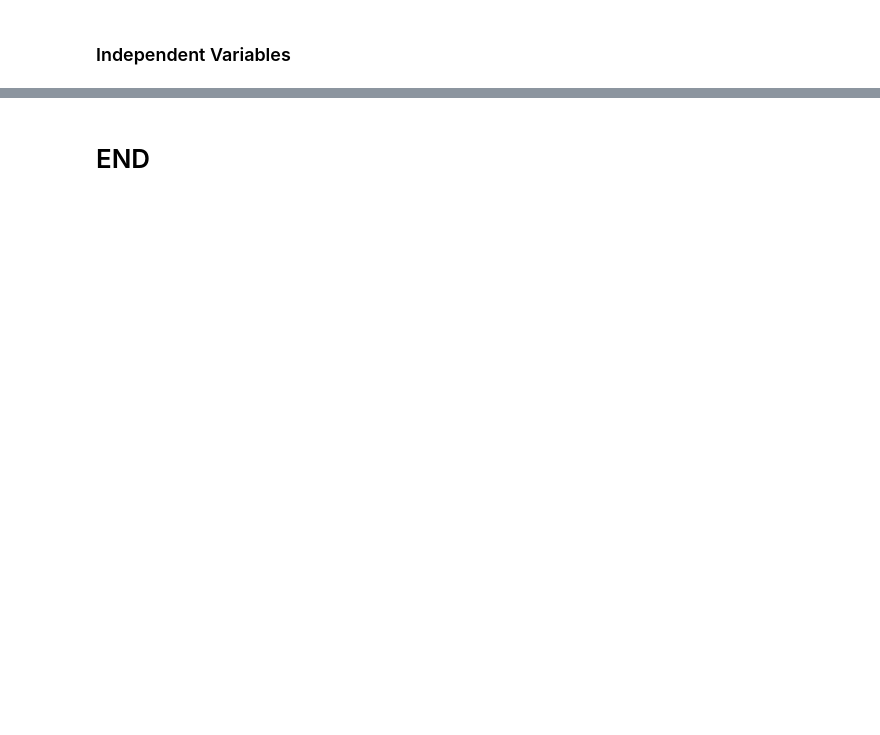
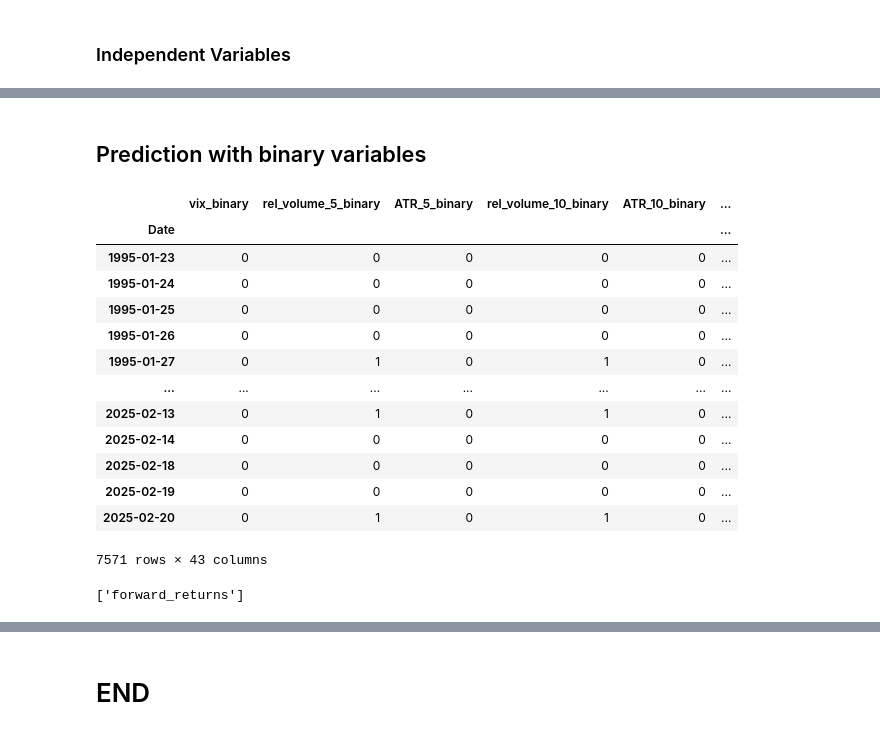
Before and after one commit to ag3nt3154/AlgoTester, a Jupyter notebook: study_spy_trend.ipynb, the cells around one changed output, grey strips where cells are left out. Cells and saved outputs as stored; diff of their text form; code cells hidden in the pictures; blank space fills up the shorter version.

```diff
--- a/study_spy_trend.ipynb
+++ b/study_spy_trend.ipynb
@@ -299,0 +417,55 @@ df_data
+# %% [markdown]
+## Prediction with binary variables
+# %%
+def continuous_to_binary(arr, parameter, mode='percentile'):
+    """
+    Convert a continuous variable to a binary variable based on the specified mode and parameter.
+
+    Parameters:
+    arr (numpy array): The input array of continuous values.
+    parameter (float): The threshold or percentile value depending on the mode.
+    mode (str): The mode of operation. Can be 'percentile' or 'limit'.
+
+    Returns:
+    numpy array: A binary array where values are 0 or 1 based on the specified mode.
+    """
+    if mode == 'percentile':
+        # Calculate the specified percentile of the array
+        threshold = np.percentile(arr, parameter)
+        binary_arr = np.where(arr > threshold, 1, 0)
+    elif mode == 'limit':
+        # Use the parameter as the threshold
+        binary_arr = np.where(arr > parameter, 1, 0)
+    else:
+        raise ValueError("Invalid mode. Mode must be 'percentile' or 'limit'.")
+
+    return binary_arr
+
+# convert to binary
+train_cols = []
+for col in ['vix', 'rel_volume_5', 'ATR_5', 'rel_volume_10', 'ATR_10', 'rel_volume_14', 'ATR_14', 'rel_volume_21', 'ATR_21', 'r2_21', 'rel_volume_50', 'ATR_50', 'r2_50', 'rel_volume_100', 'ATR_100',  'r2_100', 'rel_volume_200', 'ATR_200',  'r2_200', 'rel_volume_252', 'ATR_252', 'r2_252', 'rel_volume_500', 'ATR_500', 'r2_500']:
+    df_data[col + '_binary'] = continuous_to_binary(df_data[col], 50, mode='percentile')
+    train_cols.append(col + '_binary')
+
+train_cols += ['ret_MA_binary_5', 'ret_binary_5', 'ret_MA_binary_10', 'ret_binary_10', 'ret_MA_binary_14', 'ret_binary_14', 'ret_MA_binary_21', 'ret_binary_21', 'ret_MA_binary_50', 'ret_binary_50', 'ret_MA_binary_100', 'ret_binary_100', 'ret_MA_binary_200', 'ret_binary_200', 'ret_MA_binary_252', 'ret_binary_252', 'ret_MA_binary_500', 'ret_binary_500']
+
+df_data[train_cols]
+# %% [output]
+|  | vix_binary | rel_volume_5_binary | ATR_5_binary | rel_volume_10_binary | ATR_10_binary | ... |
+| Date |  |  |  |  |  | ... |
+| 1995-01-23 | 0 | 0 | 0 | 0 | 0 | ... |
+| 1995-01-24 | 0 | 0 | 0 | 0 | 0 | ... |
+| 1995-01-25 | 0 | 0 | 0 | 0 | 0 | ... |
+| 1995-01-26 | 0 | 0 | 0 | 0 | 0 | ... |
+| 1995-01-27 | 0 | 1 | 0 | 1 | 0 | ... |
+| ... | ... | ... | ... | ... | ... | ... |
+| 2025-02-13 | 0 | 1 | 0 | 1 | 0 | ... |
+| 2025-02-14 | 0 | 0 | 0 | 0 | 0 | ... |
+| 2025-02-18 | 0 | 0 | 0 | 0 | 0 | ... |
+| 2025-02-19 | 0 | 0 | 0 | 0 | 0 | ... |
+| 2025-02-20 | 0 | 1 | 0 | 1 | 0 | ... |
+7571 rows × 43 columns
+# %%
+test_cols
+# %% [output]
+['forward_returns']
```
Also changed, not shown: parts of 18 cells of this notebook, 19 other files.
